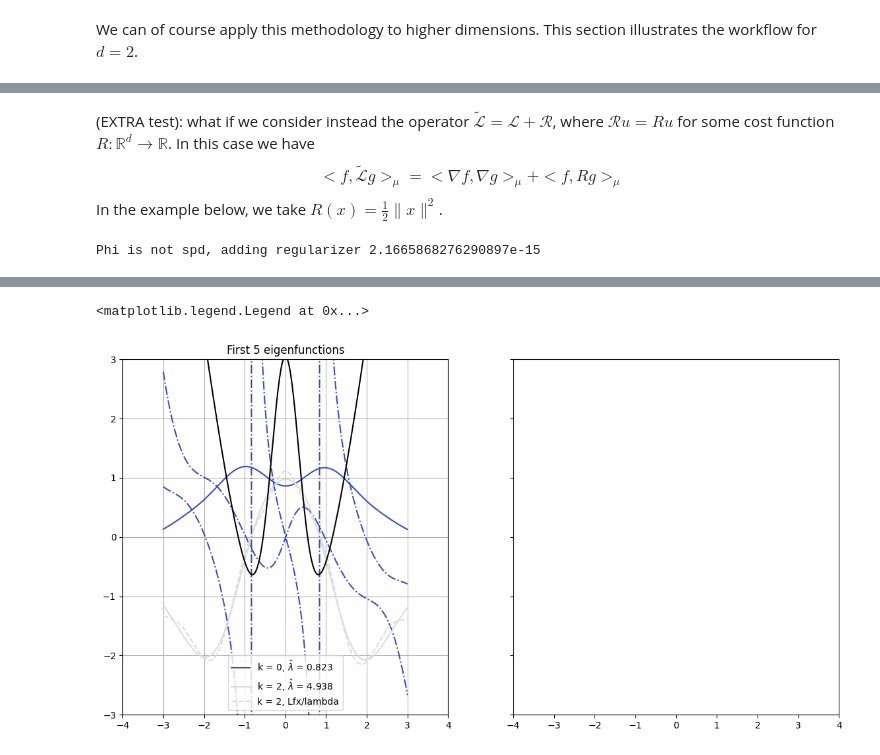
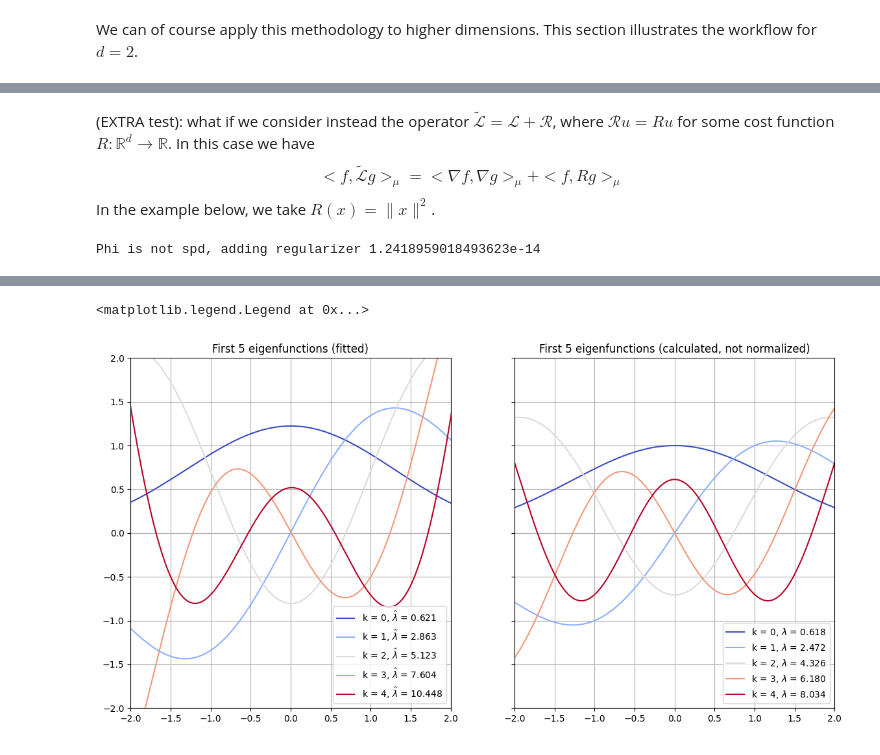
Before and after one commit to lclaeys/eigenfunction-solver, a Jupyter notebook: clean_notebooks/galerkin_quadratic.ipynb, the cells around one changed output, grey strips where cells are left out. Drawn from its saved outputs; the diff is of its cells as text; code cells hidden in the pictures.

```diff
--- a/clean_notebooks/galerkin_quadratic.ipynb
+++ b/clean_notebooks/galerkin_quadratic.ipynb
@@ -465,6 +465,8 @@ The code below highlights that our ground truth metric (eigenvalue MSE) correlat
 from matplotlib.ticker import FuncFormatter
 
 fig, ax = plt.subplots(figsize=(6,6))
+
+metrics = ['eigen_error', 'eigenvalue_mse', 'fitted_eigen_error', 'fitted_eigenvalue_mse']
 for metric in metrics:
     bestp_mean_df[f'log_{metric}'] = np.log10(bestp_mean_df[metric])
 
@@ -591,0 +996,2 @@ solver = GalerkinSolver(energy, samples, params)
+# %%
+energy = QuadraticEnergy(torch.eye(1))
@@ -592,4 +1014,4 @@ solver = GalerkinSolver(energy, samples, params)
 # %% [markdown]
 (EXTRA test): what if we consider instead the operator $\tilde{\mathcal{L}} = \mathcal{L} + \mathcal{R}$, where $\mathcal{R}u = Ru$ for some cost function $R: \mathbb{R}^d \to \mathbb{R}$. In this case we have
 $$<f, \tilde{\mathcal{L}}g>_\mu = <\nabla f, \nabla g>_\mu + <f, Rg>_\mu$$
-In the example below, we take $R(x) = \frac{1}{2}\|x\|^2$.
+In the example below, we take $R(x) = \|x\|^2$.
@@ -633,6 +1018,7 @@ def smooth_quadratic_with_bumps(x):
 # %%
 from scipy.linalg import eigh
 
+k = 5
 torch.manual_seed(42)
 samples = energy.exact_sample((100000,)).double()
 
@@ -643,9 +1029,9 @@ eval_basis = basis(samples)
 Phi = torch.mean(eval_basis[:,:,None]*eval_basis[:,None,:],dim=0)
 
 def R_func(x):
-    return smooth_quadratic_with_bumps(x[:,0])*5-0.634
-    #return torch.norm(x,dim=1)**2
-    return torch.where(torch.norm(x,dim=1) < 1, torch.norm(x,dim=1)**2, 2*torch.norm(x,dim=1)-1)
+    #return smooth_quadratic_with_bumps(x[:,0])*5-0.634
+    return torch.norm(x,dim=1)**2
+    #return torch.where(torch.norm(x,dim=1) < 1, torch.norm(x,dim=1)**2, 2*torch.norm(x,dim=1)-1)
 
 R = R_func(samples)
 Ltilde = L + torch.mean(eval_basis[:,:,None]*eval_basis[:,None,:]*R[:,None,None],dim=0)
@@ -668,4 +1054,9 @@ eigvals, eigvecs = eigh(Ltilde, Phi, subset_by_index=[0, k-1])
 
 eigvals, eigvecs = torch.tensor(eigvals, dtype = torch.float32), torch.tensor(eigvecs, dtype = torch.float32)
 # %% [output]
-Phi is not spd, adding regularizer 2.1665868276290897e-15
+Phi is not spd, adding regularizer 1.2418959018493623e-14
+# %%
+colormap_name = 'coolwarm'
+colormap = plt.get_cmap(colormap_name)
+
+colors = [colormap(i / (k - 1)) for i in range(k)]
@@ -683,24 +1076,43 @@ solver = solver.fit(basis, k, L_reg=1e-6)
 
 solver.eigvecs = eigvecs
 
-Ltilde = solver.predict_Lf(t) + R_func(t)[:,None] * solver.predict(t)
-
-ax[0].plot(t,solver.predict(t)[:,0], label = f"k = {0}, $\\hat\\lambda$ = {eigvals[0]:.3f}", color = colors[0], ls = '-')
+#ax[0].plot(t,solver.predict(t)[:,0], label = f"k = {0}, $\\hat\\lambda$ = {eigvals[0]:.3f}", color = colors[0], ls = '-')
 #ax[0].plot(t,Ltilde[:,0], label = f"k = {0}, Lfx", color = colors[0], ls = '--')
-ax[0].plot(t,solver.predict_grad(t)[:,0,0]/solver.predict(t)[:,0], color = colors[0], ls = '-.')
+#ax[0].plot(t,solver.predict_grad(t)[:,0,0]/solver.predict(t)[:,0], color = colors[0], ls = '-.')
 
 
-for i in [2]:
-    ax[0].plot(t,solver.predict(t)[:,i], label = f"k = {i}, $\\hat\\lambda$ = {eigvals[i]:.3f}", color = colors[i], ls = '-')
-    ax[0].plot(t,solver.predict_grad(t)[:,i,0]/solver.predict(t)[:,i], color = colors[0], ls = '-.')
-    ax[0].plot(t,Ltilde[:,i]/eigvals[i], label = f"k = {i}, Lfx/lambda", color = colors[i], ls = '--')
+astar = (-1 + math.sqrt(5))/2
+exact_fx = energy.exact_eigfunctions(math.sqrt(3*astar)*t, k) * torch.exp(-1/2*astar*t.norm(dim=1)**2)[:,None]
+exact_eigvals = (3*energy.exact_eigvals(k) + 1)*astar
 
-ax[0].plot(t, R_func(t), color = 'black')
-ax[0].set_title('Cost function R')
+fitted_fx = solver.predict(t)
+
+# eigenfunctions are only determined up to sign
+err = ((fitted_fx - exact_fx)**2).mean(dim=0)
+neg_err = ((-fitted_fx - exact_fx)**2).mean(dim=0)
+
+fitted_fx = torch.where(err < neg_err, fitted_fx, -fitted_fx)
+
+
+for i in range(5):
+    ax[0].plot(t,fitted_fx[:,i], label = f"k = {i}, $\\hat\\lambda$ = {eigvals[i]:.3f}", color = colors[i], ls = '-')
+#    ax[0].plot(t,solver.predict_grad(t)[:,i,0]/solver.predict(t)[:,i], color = colors[0], ls = '-.')
+#    ax[0].plot(t,Ltilde[:,i]/eigvals[i], label = f"k = {i}, Lfx/lambda", color = colors[i], ls = '--')
+    ax[1].plot(t,exact_fx[:,i], label = f"k = {i}, $\\lambda$ = {exact_eigvals[i]:.3f}", color = colors[i], ls = '-')
+
+
+
 ax[0].grid()
 ax[0].legend(loc="lower right")
-ax[0].set_title(f"First {k} eigenfunctions")
-ax[0].set_xlim(-4,4)
-ax[0].set_ylim(-3,3)
+ax[0].set_title(f"First {k} eigenfunctions (fitted)")
+ax[0].set_xlim(-2,2)
+ax[0].set_ylim(-2,2)
 ax[0].legend()
+
+ax[1].grid()
+ax[1].legend(loc="lower right")
+ax[1].set_title(f"First {k} eigenfunctions (calculated, not normalized)")
+ax[1].set_xlim(-2,2)
+ax[1].set_ylim(-2,2)
+ax[1].legend()
 # %% [output]
@@ -708,2 +1120,2 @@ Warning: phi not positive definite, adding regularizer 2.487e-15
 <matplotlib.legend.Legend at 0x...>
-[figure, old version]
+[figure, new version]
```
Also changed, not shown: parts of 47 cells of this notebook, 5 other files.
